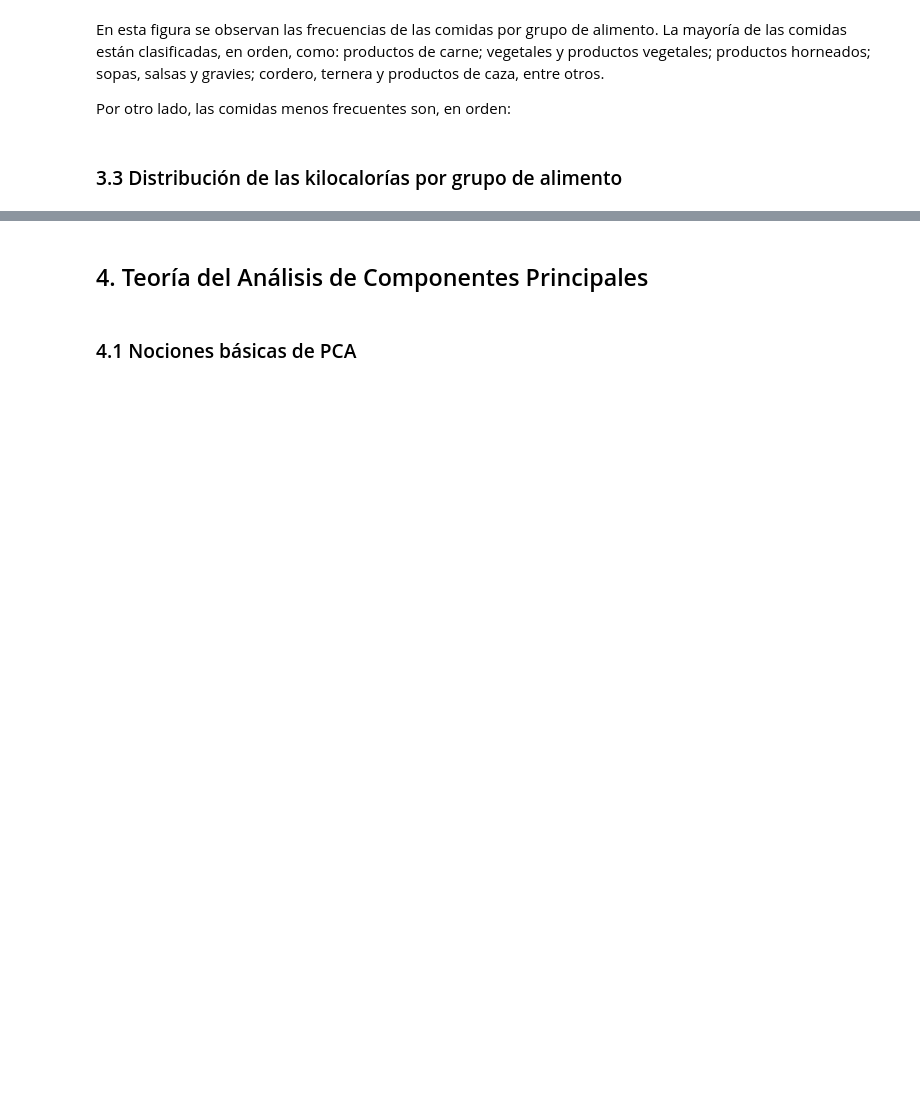
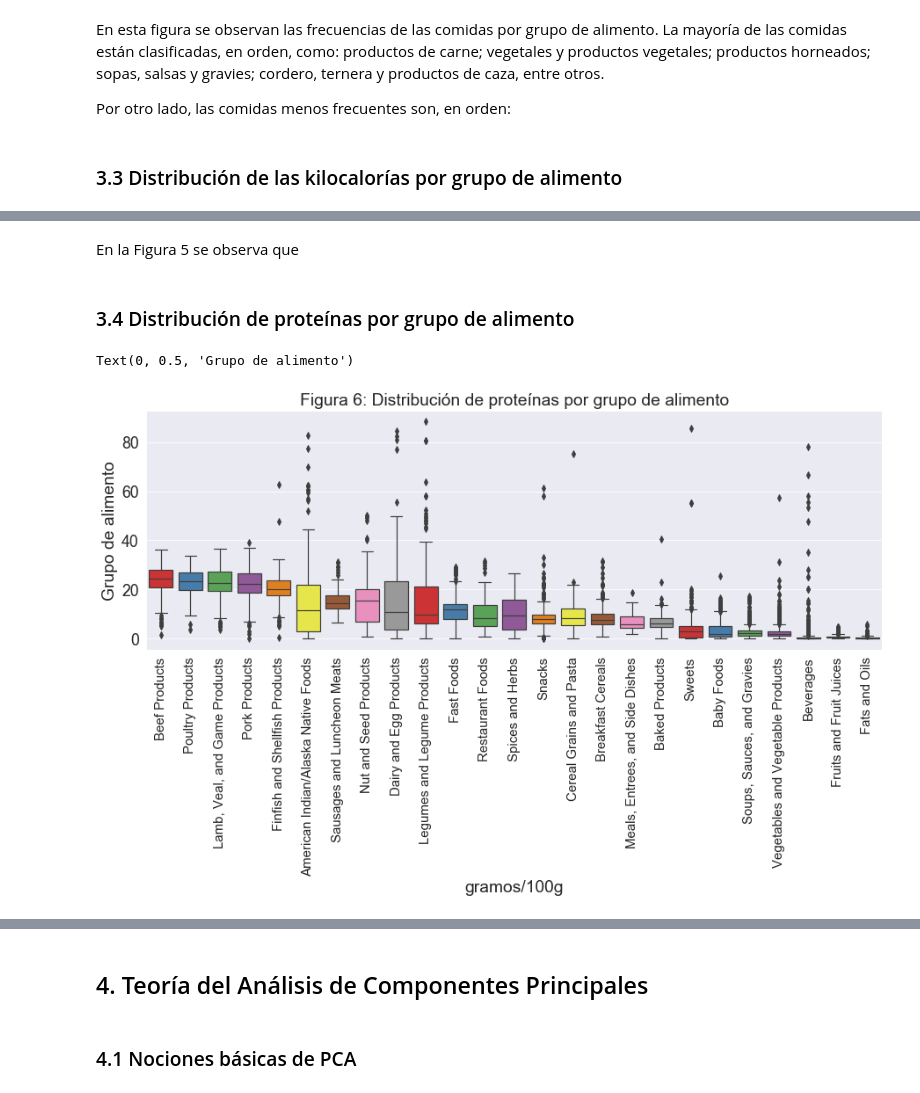
Before and after one commit to rafaelortegar/PCA-nutricion, a Jupyter notebook: results/reporte_final.ipynb, the cells around one changed output, grey strips where cells are left out. Saved outputs shown, nothing was run; the diff lists cells and outputs as text; code cells hidden in the pictures; blank space fills up the shorter version.

```diff
--- a/results/reporte_final.ipynb
+++ b/results/reporte_final.ipynb
@@ -238,0 +241,17 @@ De igual forma que con la Figura 4, se distingue una tendencia monótona crecien
+# %% [markdown]
+En la Figura 5 se observa que
+# %% [markdown]
+### 3.4 Distribución de proteínas por grupo de alimento
+# %%
+sns.set(style="darkgrid")
+sns.set_context("paper", font_scale=2)
+plt.figure(figsize=(15, 5))
+ranks_kcal = datos.groupby('FoodGroup')['Protein_g'].mean().fillna(0).sort_values()[::-1].index
+kcal=sns.boxplot(datos['FoodGroup'], datos.Protein_g, palette='Set1',order = ranks_kcal)
+kcal.set_xticklabels(kcal.get_xticklabels(),rotation=90, size=15)
+kcal.set_title('Figura 6: Distribución de proteínas por grupo de alimento')
+kcal.set_xlabel('gramos/100g')
+kcal.set_ylabel('Grupo de alimento')
+# %% [output]
+Text(0, 0.5, 'Grupo de alimento')
+[figure, added]
```
Also changed, not shown: parts of 25 cells of this notebook, 1 other file.
